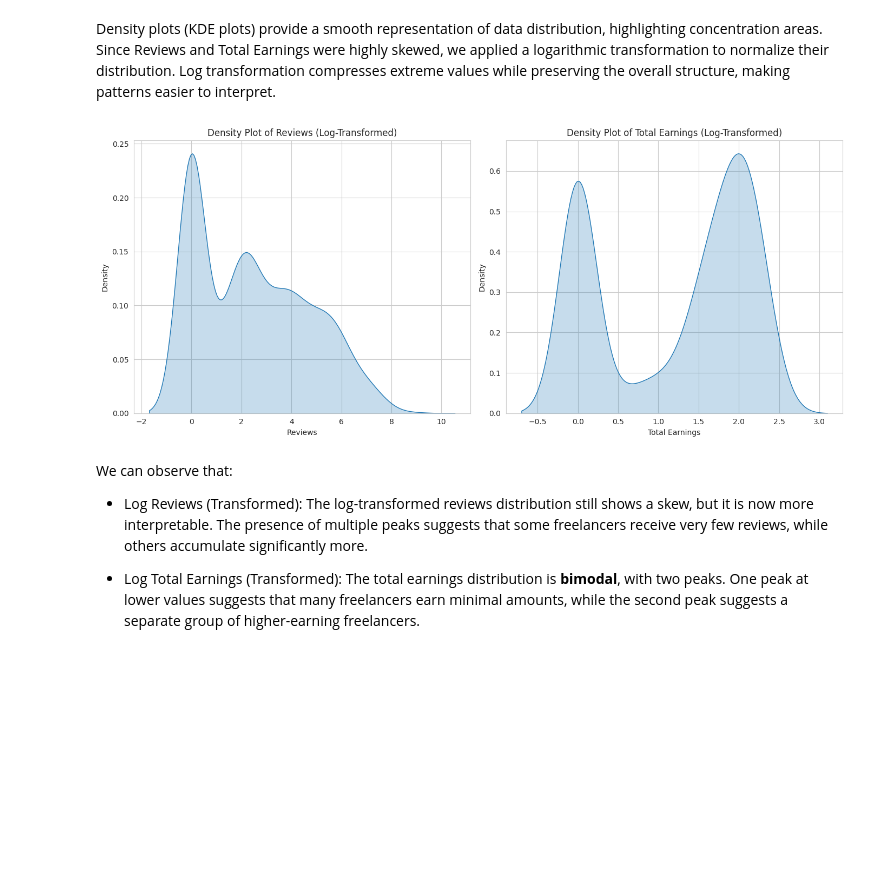
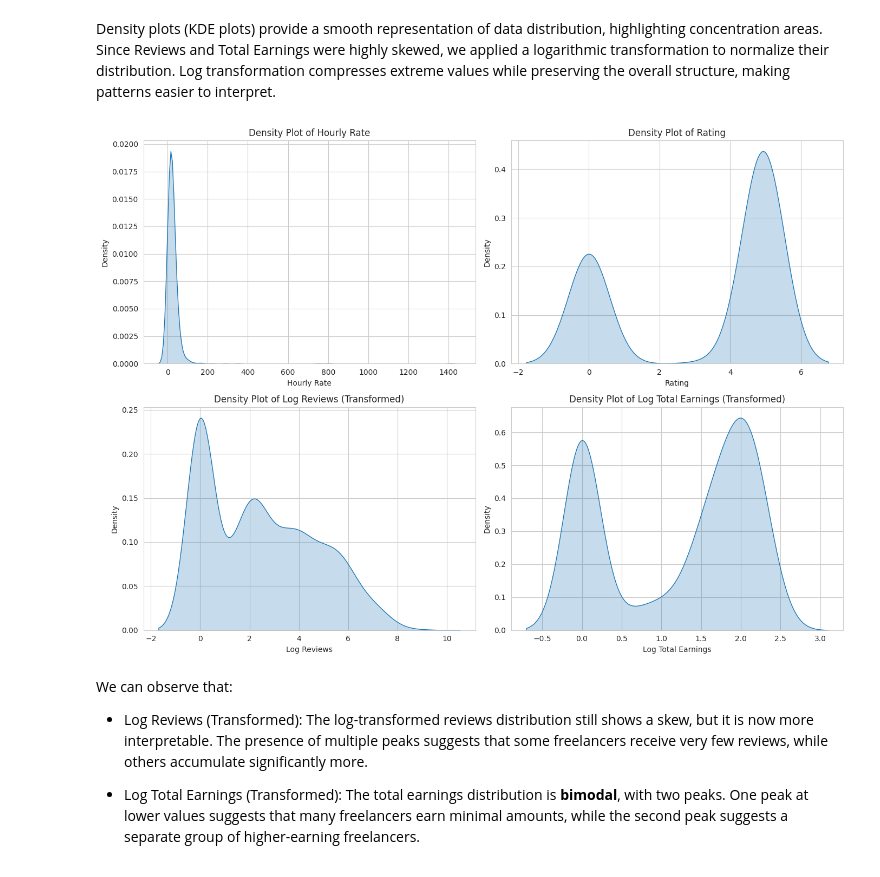
Before and after one commit to iRoseM/Freelancing-Trends--IT362, a Jupyter notebook: IT362_groub_6.ipynb, the cells around one changed output. Drawn from its saved outputs; the diff is of its cells as text; code cells hidden in the pictures; blank space fills up the shorter version.

```diff
--- a/IT362_groub_6.ipynb
+++ b/IT362_groub_6.ipynb
@@ -810,25 +810,28 @@ These insights suggest that income disparity is high in the freelance market, wi
 Density plots (KDE plots) provide a smooth representation of data distribution, highlighting concentration areas. Since Reviews and Total Earnings were highly skewed, we applied a logarithmic transformation to normalize their distribution. Log transformation compresses extreme values while preserving the overall structure, making patterns easier to interpret.
 # %%
 # Apply log transformation to highly skewed columns
-# Apply log transformation directly to the existing columns
-df['Reviews'] = np.log1p(df['Reviews'])  # log1p avoids log(0) errors
-df['Total Earnings'] = np.log1p(df['Total Earnings'])
+df['Log Reviews'] = np.log1p(df['Reviews'])  # log1p handles zero values
+df['Log Total Earnings'] = np.log1p(df['Total Earnings'])
 
-# Create density plots for log-transformed columns
-fig, axes = plt.subplots(1, 2, figsize=(14, 6))
+# Create density plots
+fig, axes = plt.subplots(2, 2, figsize=(14, 10))
 
-# First plot: Density plot of transformed Reviews
-sns.kdeplot(df['Reviews'], fill=True, ax=axes[0])
-axes[0].set_title("Density Plot of Reviews (Log-Transformed)")
+sns.kdeplot(df['Hourly Rate'], fill=True, ax=axes[0, 0])
+axes[0, 0].set_title("Density Plot of Hourly Rate")
 
-# Second plot: Density plot of transformed Total Earnings
-sns.kdeplot(df['Total Earnings'], fill=True, ax=axes[1])
-axes[1].set_title("Density Plot of Total Earnings (Log-Transformed)")
+sns.kdeplot(df['Rating'], fill=True, ax=axes[0, 1])
+axes[0, 1].set_title("Density Plot of Rating")
+
+sns.kdeplot(df['Log Reviews'], fill=True, ax=axes[1, 0])
+axes[1, 0].set_title("Density Plot of Log Reviews (Transformed)")
+
+sns.kdeplot(df['Log Total Earnings'], fill=True, ax=axes[1, 1])
+axes[1, 1].set_title("Density Plot of Log Total Earnings (Transformed)")
 
 plt.tight_layout()
 plt.show()
 # %% [output]
-[figure, old version]
+[figure, new version]
 # %% [markdown]
 We can observe that:
 
```
